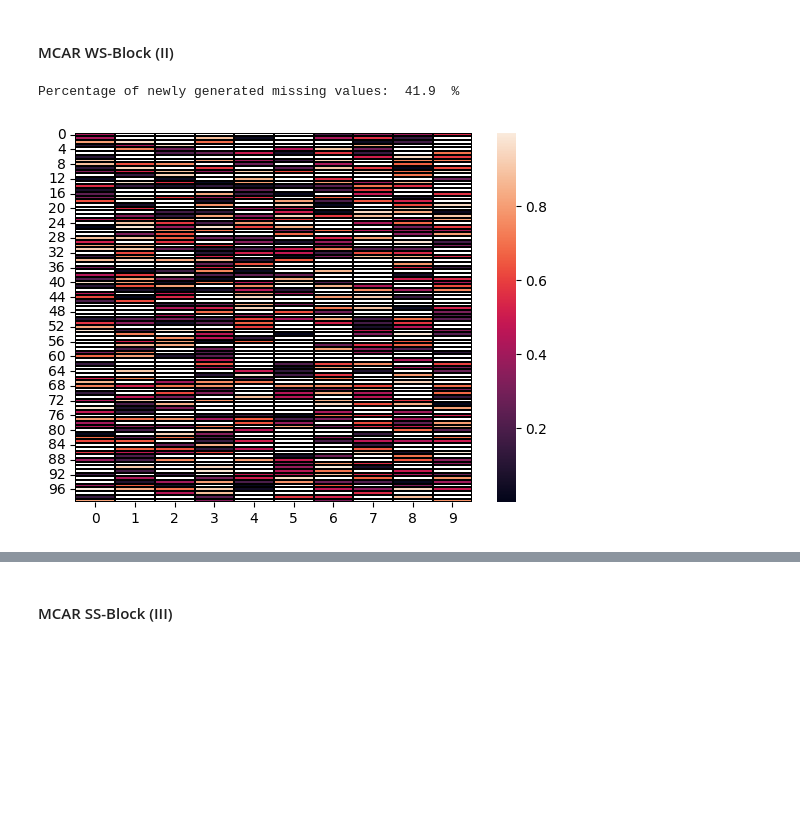
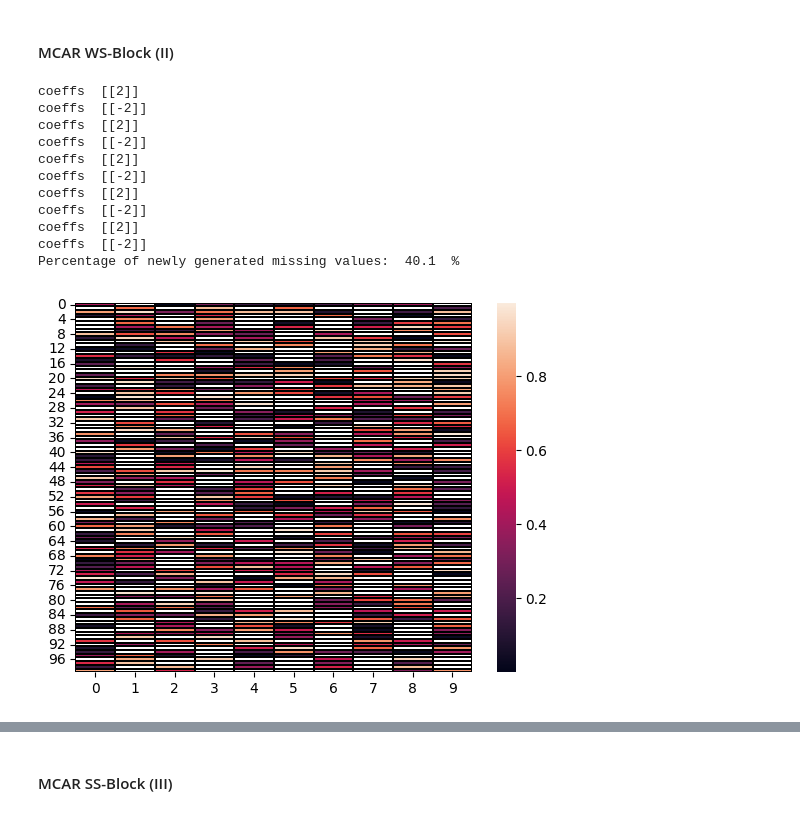
Before and after one commit to arvindkalyan/structured_missingness, a Jupyter notebook: test_coeffs.ipynb, the cells around one changed output, grey strips where cells are left out. Saved outputs shown, nothing was run; the diff lists cells and outputs as text; code cells hidden in the pictures; blank space fills up the shorter version.

Commit message:
Added ability to specify each beta

```diff
--- a/test_coeffs.ipynb
+++ b/test_coeffs.ipynb
@@ -135,15 +135,26 @@ plot_mask_corr(R_mcar_U, "MCAR-U")
 #### MCAR WS-Block (II)
 # %%
 for i in num_tests:
-    X_miss_mcar_WSB = simulate_nan(X_complete_cont, p_miss=0.4, mecha="MCAR", structured=True, weak=True, sequential=False)
+    betas = iter([2, -2, 2, -2, 2, -2, 2, -2, 2, -2])
+    X_miss_mcar_WSB = simulate_nan(X_complete_cont, p_miss=0.4, mecha="MCAR", structured=True, weak=True, sequential=False,dist="betas",arg0=betas)
 
     X_mcar_WSB = X_miss_mcar_WSB['X_incomp']
     R_mcar_WSB = X_miss_mcar_WSB['mask']
 
 print("Percentage of newly generated missing values: ", (R_mcar_WSB.sum())/np.prod(R_mcar_WSB.shape)*100, " %")
 ax = sns.heatmap(X_mcar_WSB, mask=R_mcar_WSB==1, linewidths=0.005, linecolor='black')
 # %% [output]
-Percentage of newly generated missing values:  41.9  %
+coeffs  [[2]]
+coeffs  [[-2]]
+coeffs  [[2]]
+coeffs  [[-2]]
+coeffs  [[2]]
+coeffs  [[-2]]
+coeffs  [[2]]
+coeffs  [[-2]]
+coeffs  [[2]]
+coeffs  [[-2]]
+Percentage of newly generated missing values:  40.1  %
-[figure, old version]
+[figure, new version]
 # %%
 plot_mask_corr(R_mcar_WSB, "MCAR-WS Block")
```
Also changed, not shown: parts of 2 cells of this notebook, 2 other files.
